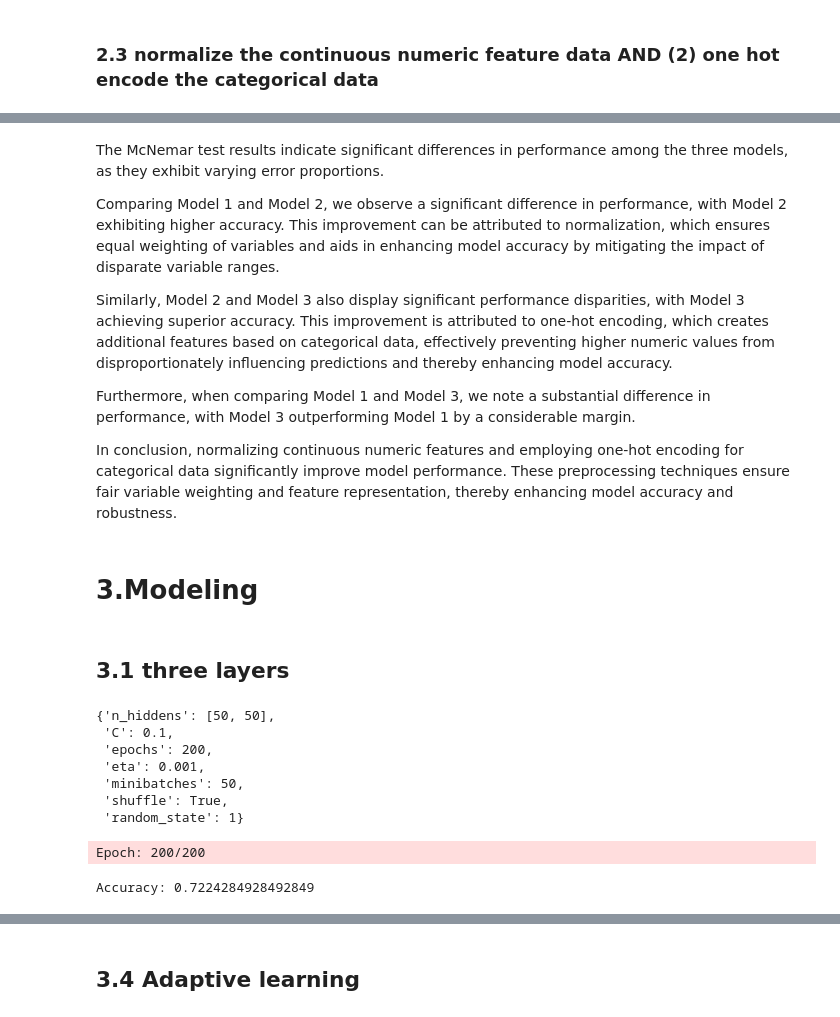
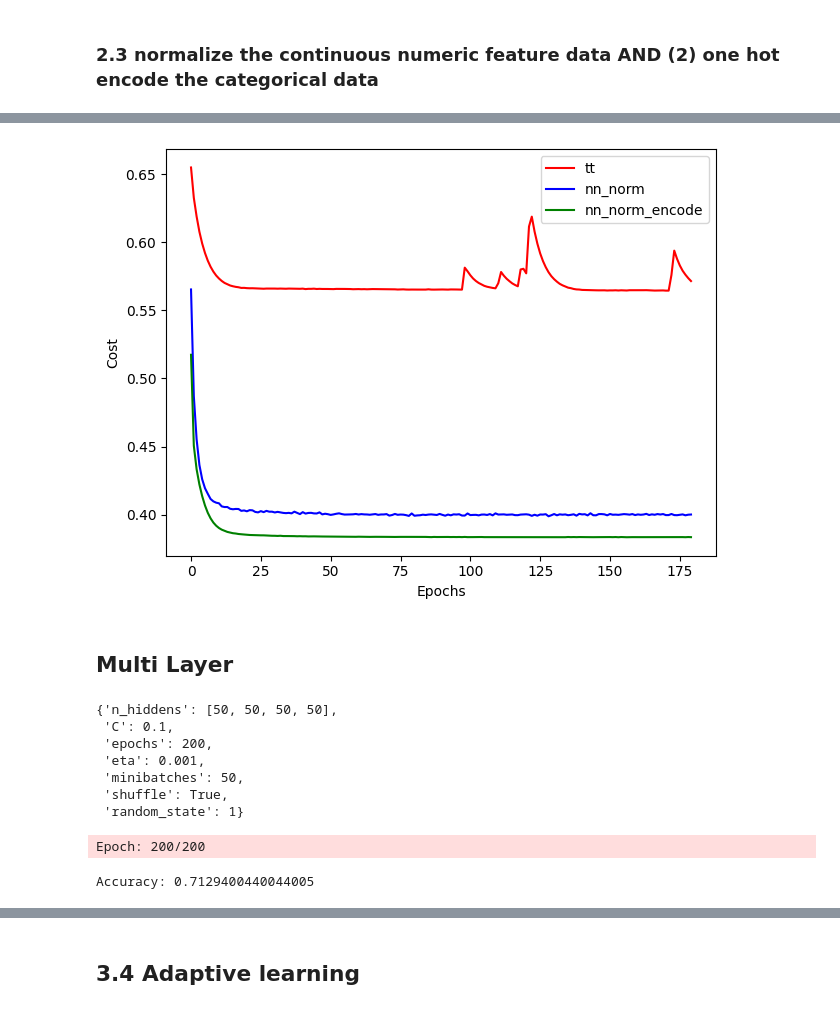
Before and after one commit to wayne-xyz/CS7324As, a Jupyter notebook: Lab4/LabFour.ipynb, the cells around one changed output, grey strips where cells are left out. Drawn from its saved outputs; the diff is of its cells as text; code cells hidden in the pictures.

```diff
--- a/Lab4/LabFour.ipynb
+++ b/Lab4/LabFour.ipynb
@@ -676,12 +542,0 @@ plot_mcnemar_result('model 2', 'model 3', temp_table, result)
-# %% [markdown]
-The McNemar test results indicate significant differences in performance among the three models, as they exhibit varying error proportions.
-
-Comparing Model 1 and Model 2, we observe a significant difference in performance, with Model 2 exhibiting higher accuracy. This improvement can be attributed to normalization, which ensures equal weighting of variables and aids in enhancing model accuracy by mitigating the impact of disparate variable ranges.
-
-Similarly, Model 2 and Model 3 also display significant performance disparities, with Model 3 achieving superior accuracy. This improvement is attributed to one-hot encoding, which creates additional features based on categorical data, effectively preventing higher numeric values from disproportionately influencing predictions and thereby enhancing model accuracy.
-
-Furthermore, when comparing Model 1 and Model 3, we note a substantial difference in performance, with Model 3 outperforming Model 1 by a considerable margin.
-
-In conclusion, normalizing continuous numeric features and employing one-hot encoding for categorical data significantly improve model performance. These preprocessing techniques ensure fair variable weighting and feature representation, thereby enhancing model accuracy and robustness.
-# %% [markdown]
-# 3.Modeling
@@ -880,7 +543,24 @@ class MultiLayerPerceptron(myMLBase):
-# %% [markdown]
-## 3.1 three layers
+# %%
+# draw the polf of the three models, the plots is the Epohs and the cost of the three models
+# compare them in the same plot
+cost_avgs_tt = [np.mean(x) for x in tt.cost_]
+cost_avgs_nn_norm = [np.mean(x) for x in nn_norm.cost_]
+cost_avgs_nn_norm_encode = [np.mean(x) for x in nn_norm_encode.cost_]
+
+plt.plot(range(len(cost_avgs_tt)), cost_avgs_tt, color='red',label='tt')
+plt.plot(range(len(cost_avgs_nn_norm)), cost_avgs_nn_norm, color='blue',label='nn_norm')
+plt.plot(range(len(cost_avgs_nn_norm_encode)), cost_avgs_nn_norm_encode, color='green',label='nn_norm_encode')
+plt.ylabel('Cost')
+plt.xlabel('Epochs')
+plt.legend()
+plt.tight_layout()
+plt.show()
+# %% [output]
+[figure, added]
+# %% [markdown]
+## Multi Layer
 # %%
-params = dict(n_hiddens=[50,50], # 3 layer
+params = dict(n_hiddens=[50,50,50,50], # 4 layer
               C=0.1, # tradeoff L2 regularizer
               epochs=200, # iterations
               eta=0.001,  # learning rate
@@ -890,7 +570,7 @@ params = dict(n_hiddens=[50,50], # 3 layer
 
 params
 # %% [output]
-{'n_hiddens': [50, 50],
+{'n_hiddens': [50, 50, 50, 50],
  'C': 0.1,
  'epochs': 200,
  'eta': 0.001,
@@ -898,12 +578,13 @@ params
  'shuffle': True,
  'random_state': 1}
 # %%
-nn_3 = MultiLayerPerceptron(**params)
+# run the multi-layer perceptron first
+nn_4 = MultiLayerPerceptronAdaptive(**params)
 
-nn_3.fit(X_train.to_numpy(), y_train.to_numpy(), print_progress=50)
-yhat = nn_3.predict(X_test.to_numpy())
+nn_4.fit(X_train.to_numpy(), y_train.to_numpy(), print_progress=50)
+yhat = nn_4.predict(X_test.to_numpy())
 print('Accuracy:',accuracy_score(y_test.to_numpy(),yhat))
 # %% [output]
 Epoch: 200/200
-Accuracy: 0.7224284928492849
+Accuracy: 0.7129400440044005
 # %%
```
Also changed, not shown: parts of 42 cells of this notebook.
